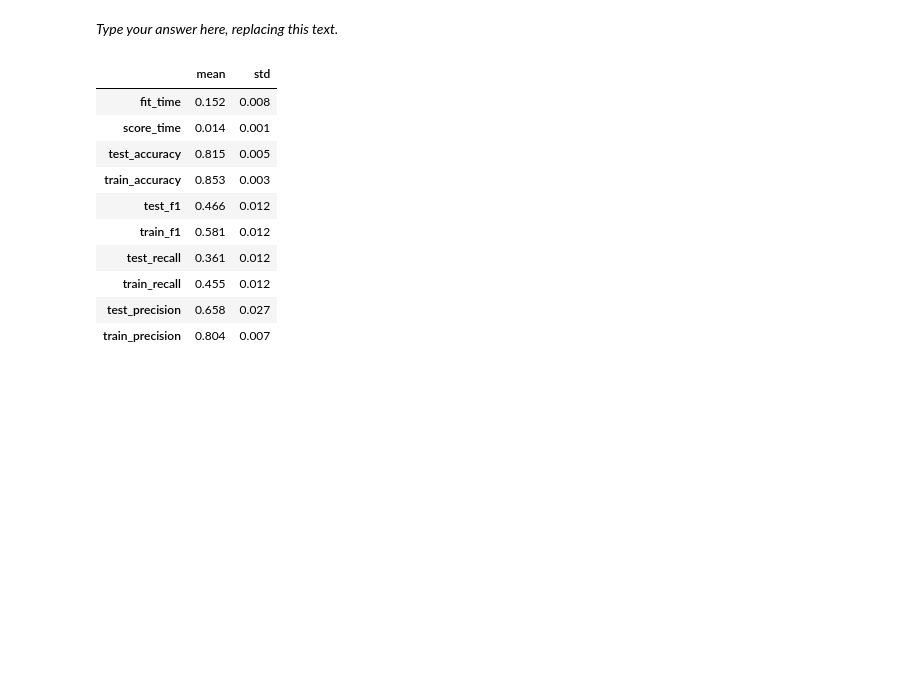
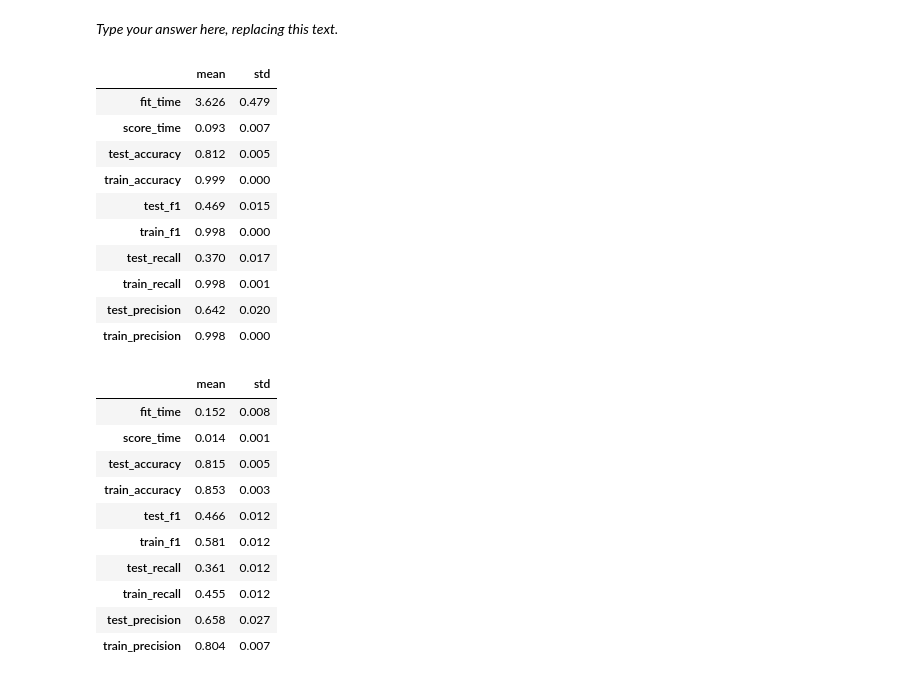
Before and after one commit to UBC-MDS/DSCI_573_Lab4_Group_Project, a Jupyter notebook: lab4.ipynb, the cells around one changed output. Drawn from its saved outputs; the diff is of its cells as text; code cells hidden in the pictures; blank space fills up the shorter version.

Commit message:
Added RandomForest model and hyperparameter optimization

```diff
--- a/lab4.ipynb
+++ b/lab4.ipynb
@@ -380,3 +382,24 @@ _Type your answer here, replacing this text._
+# %%
+# RFC
+pipe_random_forest = make_pipeline(
+    preprocessor,
+    RandomForestClassifier(random_state=123)
+)
+
+cross_val_results["RandomForest"] = pd.DataFrame(cross_validate(pipe_random_forest, X_train, y_train,  return_train_score = True, scoring=scoring_list)).agg(['mean', 'std']).round(3).T
+cross_val_results["RandomForest"]
+# %% [output]
+|  | mean | std |
+| fit_time | 3.626 | 0.479 |
+| score_time | 0.093 | 0.007 |
+| test_accuracy | 0.812 | 0.005 |
+| train_accuracy | 0.999 | 0.000 |
+| test_f1 | 0.469 | 0.015 |
+| train_f1 | 0.998 | 0.000 |
+| test_recall | 0.370 | 0.017 |
+| train_recall | 0.998 | 0.001 |
+| test_precision | 0.642 | 0.020 |
+| train_precision | 0.998 | 0.000 |
 # %%
 # LightGBM
 pipe_LGBM = make_pipeline(
```
Also changed, not shown: parts of 4 cells of this notebook.
